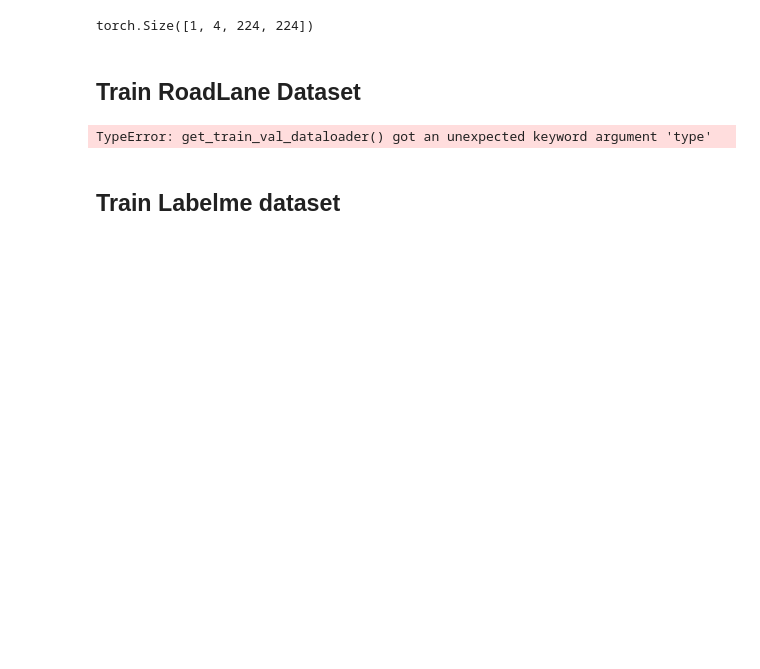
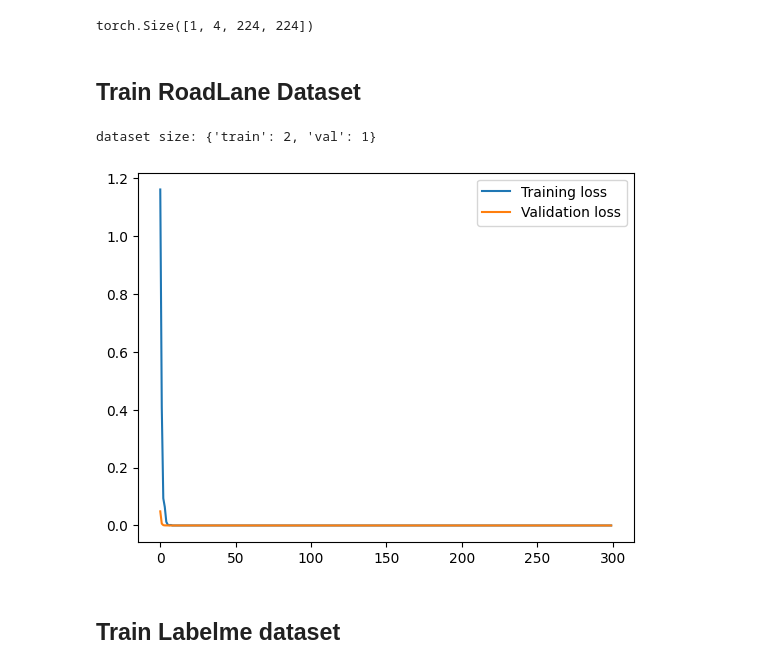
Before and after one commit to Percyx0313/Road-Segment, a Jupyter notebook: train.ipynb, the cells around one changed output. Saved outputs shown, nothing was run; the diff lists cells and outputs as text; code cells hidden in the pictures; blank space fills up the shorter version.

Commit message:
Add training loop code

```diff
--- a/train.ipynb
+++ b/train.ipynb
@@ -139,24 +141,65 @@ y.shape
 torch.Size([1, 4, 224, 224])
 # %% [markdown]
 ## Train RoadLane Dataset
-# %%
-device = 'cuda'
-epochs = 300
-dataloaders, dataset_size = get_train_val_dataloader(2,0, type="roadlane")
-
-train_dataloader = dataloaders["train"]
-val_dataloader = dataloaders["val"]
-
-print("dataset size:", dataset_size)
-
-
-for epoch in range(1, epochs+1):
-    for iter, batch in enumerate(train_dataloader):
-        X = batch["img"]
-        y = batch["label"]
-
-        # TODO training loop
-# %% [output]
-TypeError: get_train_val_dataloader() got an unexpected keyword argument 'type'
+# %%
+device = 'cuda'
+epochs = 300
+dataset_name = "roadlane"
+dataloaders, dataset_size = get_train_val_dataloader(2,0, type=dataset_name)
+save_dir = f'checkpoints/{dataset_name}/'
+criterion = nn.CrossEntropyLoss()
+optimizer = optim.Adam(m.parameters(), lr=0.001)
+
+train_dataloader = dataloaders["train"]
+val_dataloader = dataloaders["val"]
+
+print("dataset size:", dataset_size)
+
+# TODO training loop
+min_val_loss = float('inf')
+train_loss = []
+val_loss = []
+
+for epoch in tqdm(range(epochs)):
+    m.train()
+    running_loss = 0.0
+    for iter, batch in enumerate(train_dataloader):
+        images = batch['img'].to(device)
+        labels = batch['label'].to(device)
+
+        optimizer.zero_grad()
+        outputs = m(images)
+        loss = criterion(outputs, labels)
+        loss.backward()
+        optimizer.step()
+
+        running_loss += loss.item()
+    avg_train_loss  = running_loss / len(train_dataloader)
+
+    m.eval()
+    running_val_loss = 0.0
+    with torch.no_grad():
+        for val_batch in val_dataloader:
+            X_val = val_batch["img"].to(device)
+            y_val = val_batch["label"].to(device)
+            outputs_val = m(X_val)
+            running_val_loss += criterion(outputs_val, y_val).item()
+    avg_val_loss = running_val_loss / len(val_dataloader)
+
+    if avg_val_loss < min_val_loss:
+        min_val_loss = avg_val_loss
+        torch.save(model.state_dict(), save_dir+'checkpoint.pth')
+
+    train_loss.append(avg_train_loss)
+    val_loss.append(avg_val_loss)
+
+# Plot loss
+plt.plot(train_loss, label='Training loss')
+plt.plot(val_loss, label='Validation loss')
+plt.legend()
+plt.savefig(save_dir+'loss.png')
+# %% [output]
+dataset size: {'train': 2, 'val': 1}
+[figure, added]
 # %% [markdown]
 ## Train Labelme dataset
```
Also changed, not shown: parts of 4 cells of this notebook, 2 other files.
